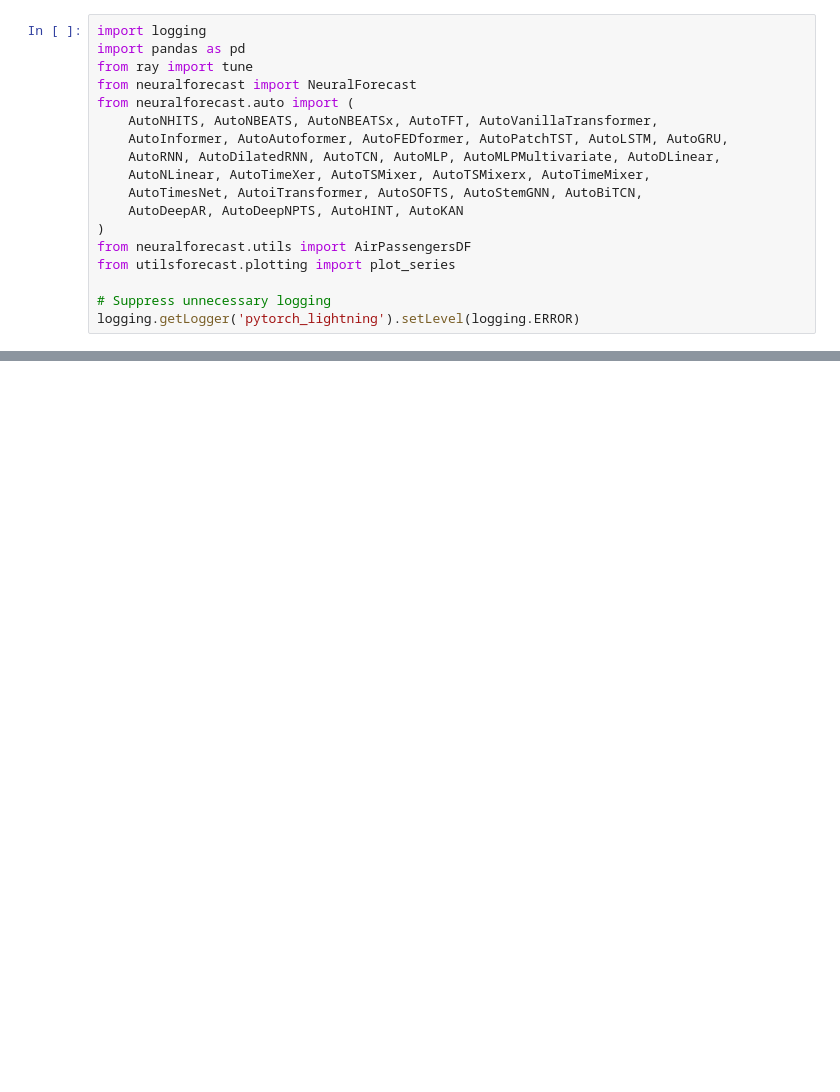
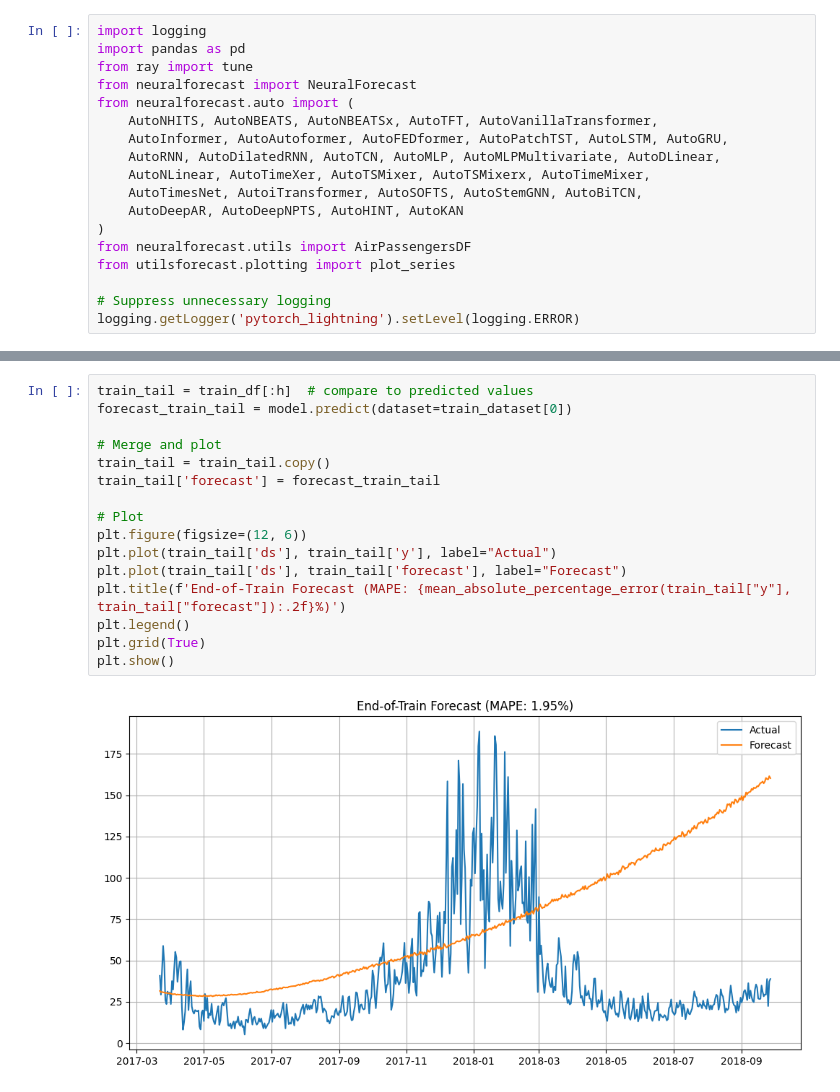
Before and after one commit to makataomu/pm25, a Jupyter notebook: code/3.4.1 - neural fcst auto.ipynb, the cells around one changed output, grey strips where cells are left out. Drawn from its saved outputs; the diff is of its cells as text; blank space fills up the shorter version.

```diff
--- a/code/3.4.1 - neural fcst auto.ipynb
+++ b/code/3.4.1 - neural fcst auto.ipynb
@@ -132,0 +432,18 @@ run_all_scenarios_parallel()
+# %%
+train_tail = train_df[:h]  # compare to predicted values
+forecast_train_tail = model.predict(dataset=train_dataset[0])
+
+# Merge and plot
+train_tail = train_tail.copy()
+train_tail['forecast'] = forecast_train_tail
+
+# Plot
+plt.figure(figsize=(12, 6))
+plt.plot(train_tail['ds'], train_tail['y'], label="Actual")
+plt.plot(train_tail['ds'], train_tail['forecast'], label="Forecast")
+plt.title(f'End-of-Train Forecast (MAPE: {mean_absolute_percentage_error(train_tail["y"], train_tail["forecast"]):.2f}%)')
+plt.legend()
+plt.grid(True)
+plt.show()
+# %% [output]
+[figure, added]
```
Also changed, not shown: parts of 14 cells of this notebook, 1 other file.
